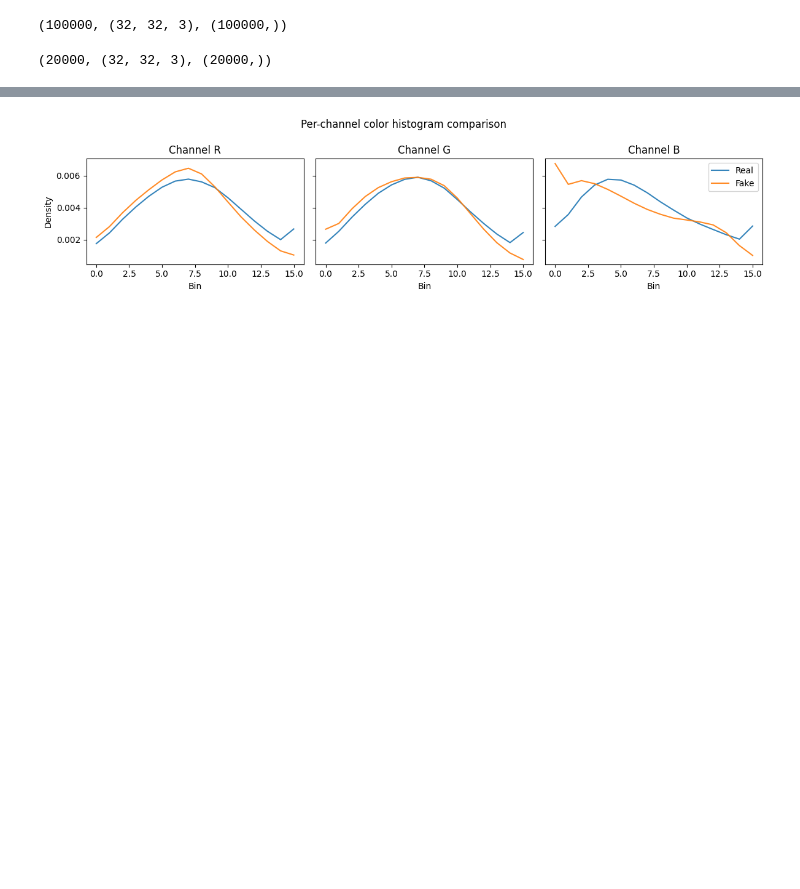
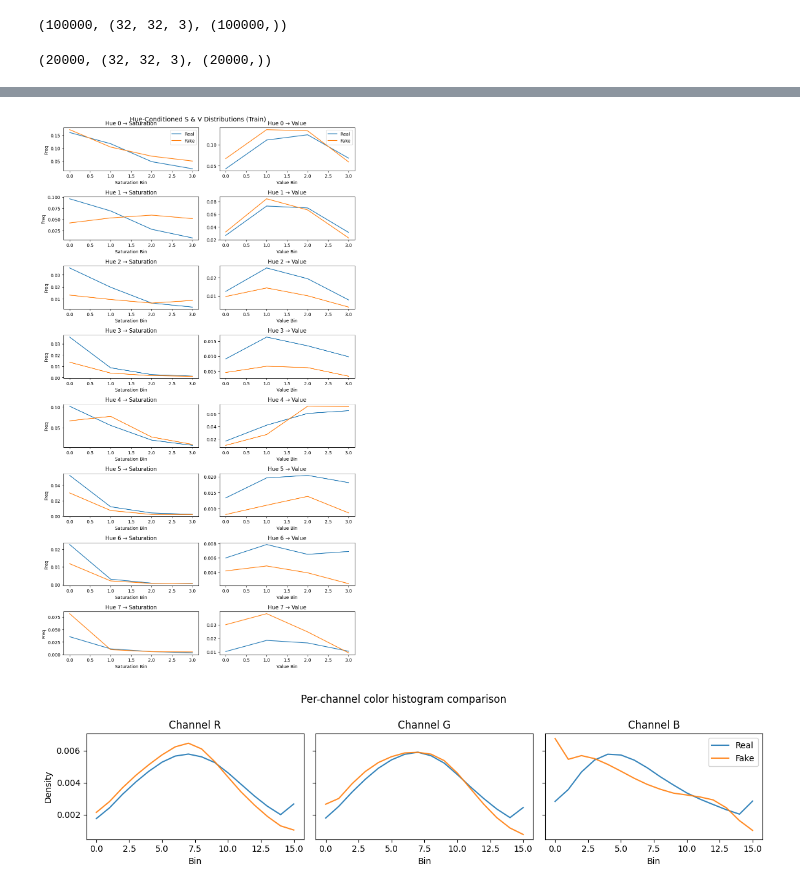
Before and after one commit to Phyke/AT82.08-AI-Generated-Image-Classification, a Jupyter notebook: color_analysis.ipynb, the cells around one changed output, grey strips where cells are left out. Cells and saved outputs as stored; diff of their text form; code cells hidden in the pictures; blank space fills up the shorter version.

```diff
--- a/color_analysis.ipynb
+++ b/color_analysis.ipynb
@@ -47,3 +229,71 @@ fake_color_hist: FeatureVector_float32 = np.array(color_features_list_train)[500
+# %%
+import matplotlib.pyplot as plt
+import numpy as np
+
+
+def plot_hue_conditioned_sv(df, title, h_bins=8, s_bins=4, v_bins=4):
+    """
+    For each hue bin h, plot:
+        1) Saturation distribution conditioned on that Hue (sum over V)
+        2) Value distribution conditioned on that Hue (sum over S)
+
+    Produces a grid of H rows × 2 columns.
+    """
+
+    # All histogram columns
+    hist_cols = [c for c in df.columns if c.startswith("hsv_h")]
+
+    df_real = df[df["label"] == 0]
+    df_fake = df[df["label"] == 1]
+
+    # Mean 3D HSV histogram tensors
+    real_mean = df_real[hist_cols].mean().to_numpy().reshape(h_bins, s_bins, v_bins)
+    fake_mean = df_fake[hist_cols].mean().to_numpy().reshape(h_bins, s_bins, v_bins)
+
+    fig, axs = plt.subplots(h_bins, 2, figsize=(10, 2.2 * h_bins))
+
+    if h_bins == 1:
+        axs = np.array([axs])
+
+    for h in range(h_bins):
+        # Saturation distribution conditioned on hue h:
+        # sum over V → shape (S,)
+        real_sat = real_mean[h].sum(axis=1)
+        fake_sat = fake_mean[h].sum(axis=1)
+
+        # Value distribution conditioned on hue h:
+        # sum over S → shape (V,)
+        real_val = real_mean[h].sum(axis=0)
+        fake_val = fake_mean[h].sum(axis=0)
+
+        # --- Plot Saturation ---
+        ax_s = axs[h, 0]
+        ax_s.plot(real_sat, label="Real")
+        ax_s.plot(fake_sat, label="Fake")
+        ax_s.set_title(f"Hue {h} → Saturation")
+        ax_s.set_xlabel("Saturation Bin")
+        ax_s.set_ylabel("Freq")
+
+        # --- Plot Value ---
+        ax_v = axs[h, 1]
+        ax_v.plot(real_val, label="Real")
+        ax_v.plot(fake_val, label="Fake")
+        ax_v.set_title(f"Hue {h} → Value")
+        ax_v.set_xlabel("Value Bin")
+
+        if h == 0:
+            ax_s.legend()
+            ax_v.legend()
+
+    plt.suptitle(title, fontsize=14)
+    plt.tight_layout()
+    plt.show()
+
+
+# Usage
+plot_hue_conditioned_sv(df_color_train, "Hue-Conditioned S & V Distributions (Train)")
+# %% [output]
+[figure, added]
 # %%
 def _reshape_hist(vec: FeatureVector_float32) -> np.ndarray:
     return vec.reshape(3, COLOR_HIST_BINS)
```
Also changed, not shown: parts of 19 cells of this notebook, 16 other files.
